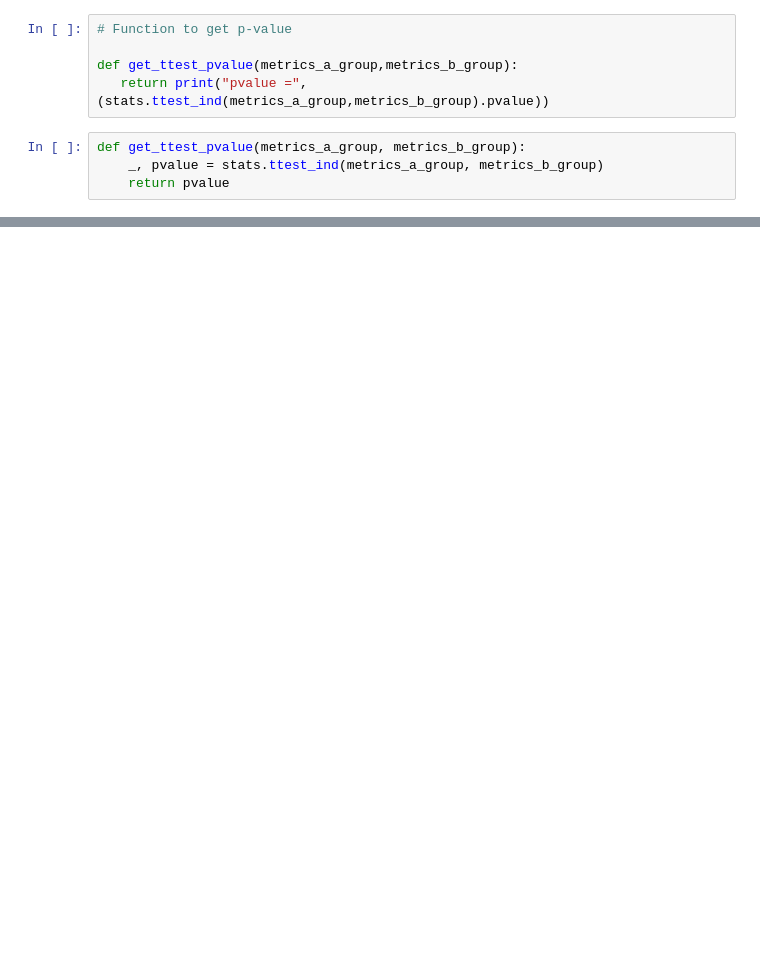
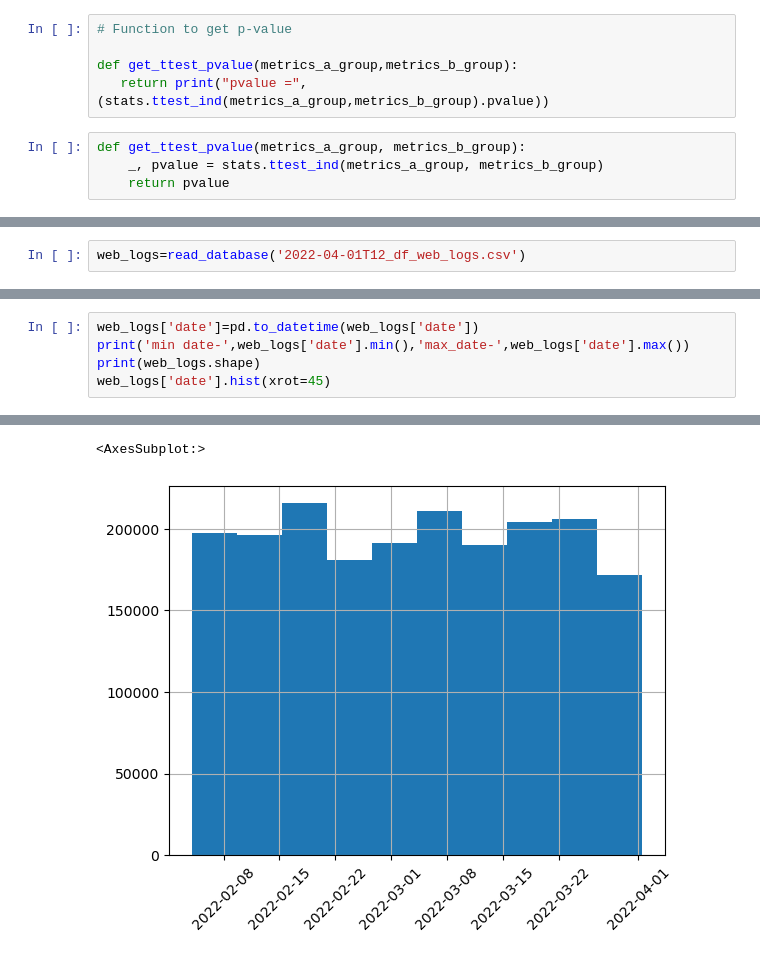
Before and after one commit to YanaOrf/AB_tests, a Jupyter notebook: Pizzeria_website_AB.ipynb, the cells around one changed output, grey strips where cells are left out. Cells and saved outputs as stored; diff of their text form; blank space fills up the shorter version.

```diff
--- a/Pizzeria_website_AB.ipynb
+++ b/Pizzeria_website_AB.ipynb
@@ -134,0 +134,2 @@ pvalue = get_ttest_pvalue(metrics_a_group, metrics_b_group)
+# %%
+web_logs=read_database('2022-04-01T12_df_web_logs.csv')
@@ -134,0 +157,6 @@ pvalue = get_ttest_pvalue(metrics_a_group, metrics_b_group)
+# %%
+web_logs['date']=pd.to_datetime(web_logs['date'])
+print('min date-',web_logs['date'].min(),'max_date-',web_logs['date'].max())
+print(web_logs.shape)
+web_logs['date'].hist(xrot=45)
+# %% [output]
@@ -134,0 +165,2 @@ pvalue = get_ttest_pvalue(metrics_a_group, metrics_b_group)
+<AxesSubplot:>
+[figure, added]
```
Also changed, not shown: parts of 28 cells of this notebook.
